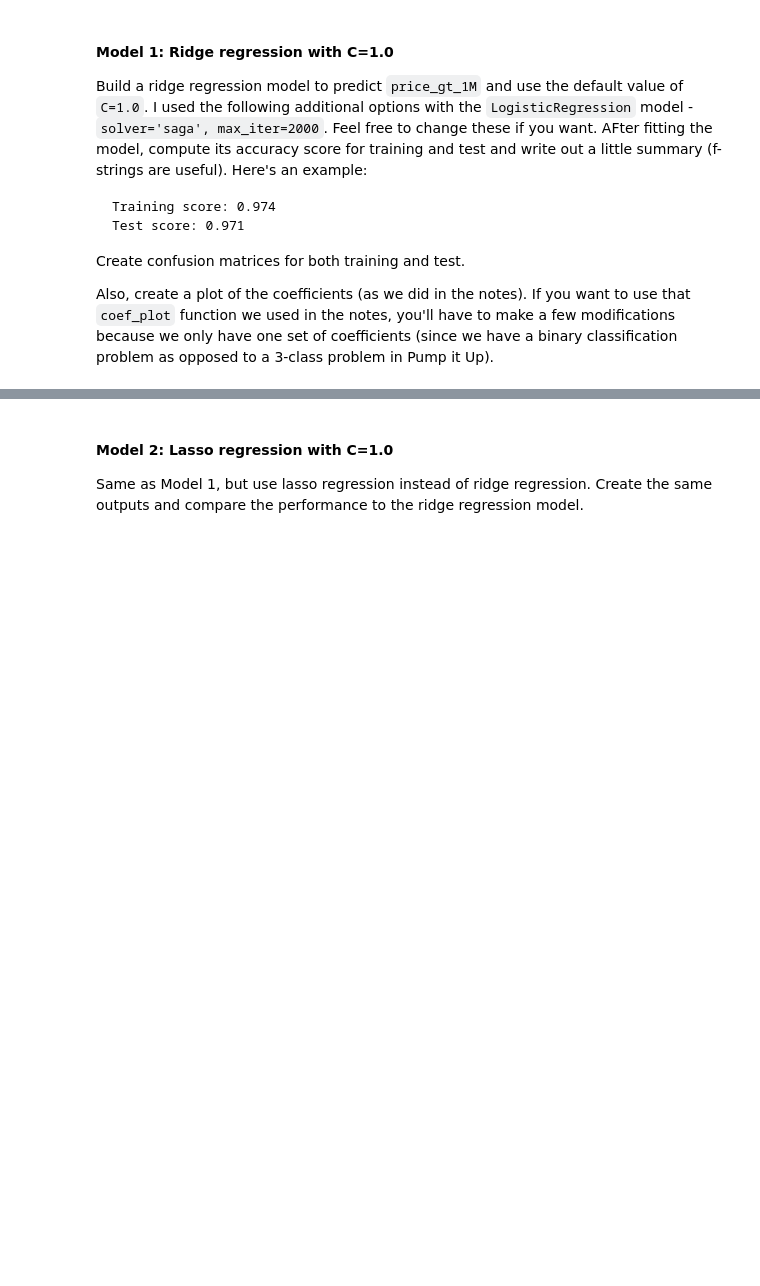
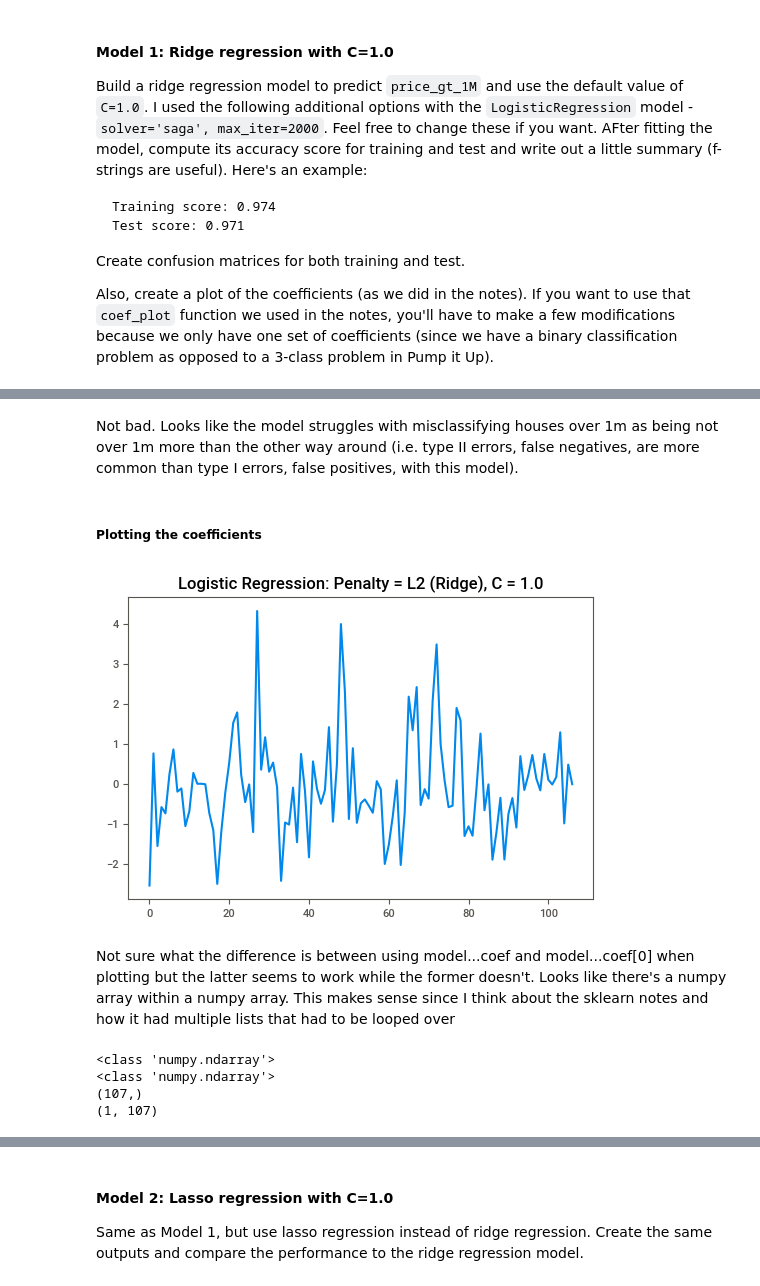
Before and after one commit to dimasmoosa/HW1_KC_HouseSales, a Jupyter notebook: aap_hw1_s22_sklearn.ipynb, the cells around one changed output, grey strips where cells are left out. Drawn from its saved outputs; the diff is of its cells as text; code cells hidden in the pictures; blank space fills up the shorter version.

```diff
--- a/aap_hw1_s22_sklearn.ipynb
+++ b/aap_hw1_s22_sklearn.ipynb
@@ -423,0 +555,27 @@ to make a few modifications because we only have one set of coefficients (since
+# %% [markdown]
+Not bad. Looks like the model struggles with misclassifying houses over 1m as being not over 1m more than the other way around (i.e. type II errors, false negatives, are more common than type I errors, false positives, with this model).
+# %% [markdown]
+##### Plotting the coefficients
+# %%
+# create our coefficient plot function
+def coef_plot(model, title=None):
+    if title:
+        plt.title(title)
+
+    plt.plot(model.steps[1][1].coef_[0])
+# %%
+coef_plot(pipeline_log_model_ridge_c1, 'Logistic Regression: Penalty = L2 (Ridge), C = 1.0')
+# %% [output]
+[figure, added]
+# %% [markdown]
+Not sure what the difference is between using model...coef and model...coef[0] when plotting but the latter seems to work while the former doesn't. Looks like there's a numpy array within a numpy array. This makes sense since I think about the sklearn notes and how it had multiple lists that had to be looped over
+# %%
+print(type(pipeline_log_model_ridge_c1.steps[1][1].coef_[0]))
+print(type(pipeline_log_model_ridge_c1.steps[1][1].coef_))
+print((pipeline_log_model_ridge_c1.steps[1][1].coef_[0]).shape)
+print((pipeline_log_model_ridge_c1.steps[1][1].coef_).shape)
+# %% [output]
+<class 'numpy.ndarray'>
+<class 'numpy.ndarray'>
+(107,)
+(1, 107)
```
Also changed, not shown: parts of 73 cells of this notebook.
